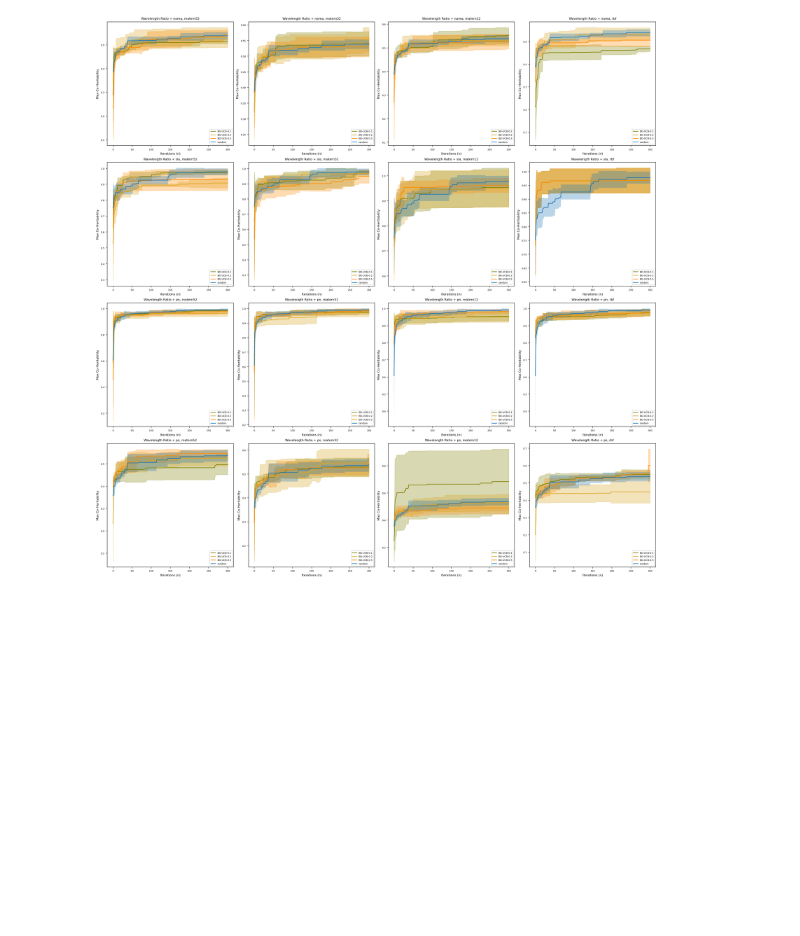
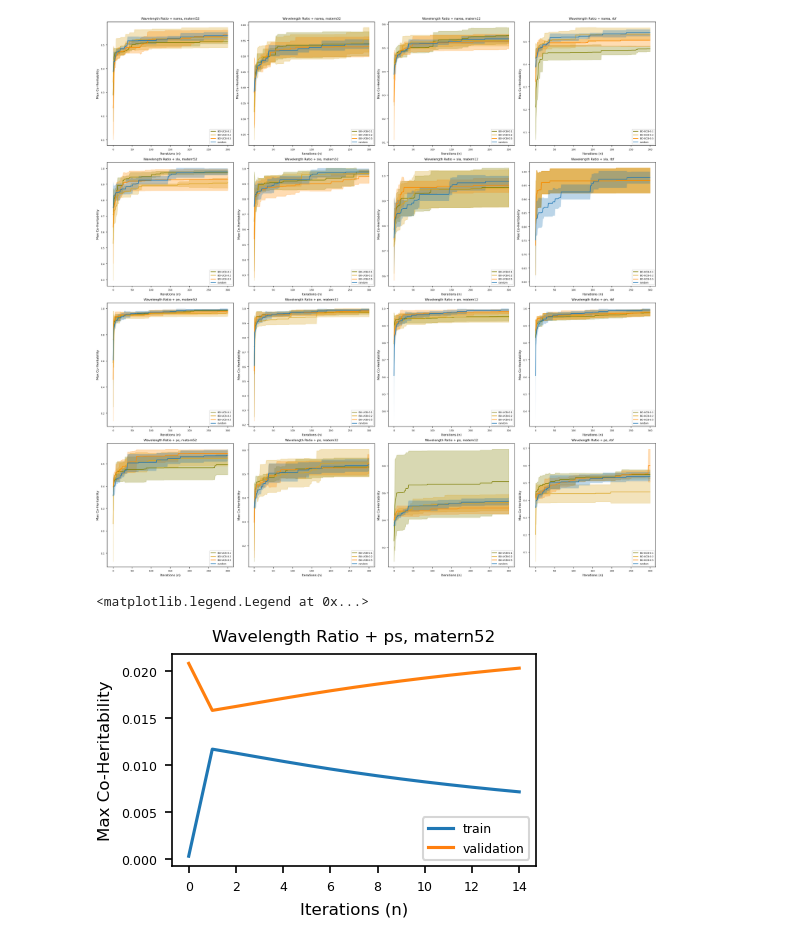
Before and after one commit to stair-lab/bo4ag, a Jupyter notebook: Benchmark/build_plot.ipynb, the cells around one changed output. Drawn from its saved outputs; the diff is of its cells as text; code cells hidden in the pictures; blank space fills up the shorter version.

Commit message:
Added tracking of learning curves during training process.

```diff
--- a/Benchmark/build_plot.ipynb
+++ b/Benchmark/build_plot.ipynb
@@ -135,3 +135,38 @@ with plt.rc_context(bundles.icml2022(family="sans-serif", usetex=False, column="
             axs[t, k].legend(loc="lower right") #, fontsize=11)
 # %% [output]
 [figure]
+# %%
+#plotting a single learning curve
+seeds = [0,]#1,2,3,4]
+trait = "ps"
+base_path = "./output"
+kernel_name = "matern52"
+acq_name = "PI"
+fig, ax = plt.subplots(1,1, figsize=(3,2))
+
+def getCol(col_name):
+    botorch_results = [pd.read_csv(f"{base_path}/{trait}/botorch{acq_name}_{kernel_name}_curve_{seed}.npy", encoding='utf-8')[col_name] for seed in seeds]
+    botorch_results = [np.array(botorch_results[i]) for i in range(0,len(botorch_results))]
+    return botorch_results
+
+n = getCol("n")[0]
+train_loss = getCol("train_loss")
+val_loss = getCol("val_loss")
+
+def linePlot(ax, botorch_results, label):
+    mean, var = np.mean(botorch_results, axis=0), np.std(botorch_results, axis=0)
+    ax.plot(n, mean, label=label)
+    ax.fill_between(n, mean - var,  mean + var, alpha=0.3)
+    return
+
+linePlot(ax, train_loss, label="train")
+linePlot(ax, val_loss, label="validation")
+
+ax = ax
+ax.set_title(f"Wavelength Ratio + {trait}, {kernel_name}")
+ax.set_xlabel("Iterations (n)")
+ax.set_ylabel("Max Co-Heritability")
+ax.legend(loc="lower right")
+# %% [output]
+<matplotlib.legend.Legend at 0x...>
+[figure, added]
```
Also changed, not shown: 2 other files.
